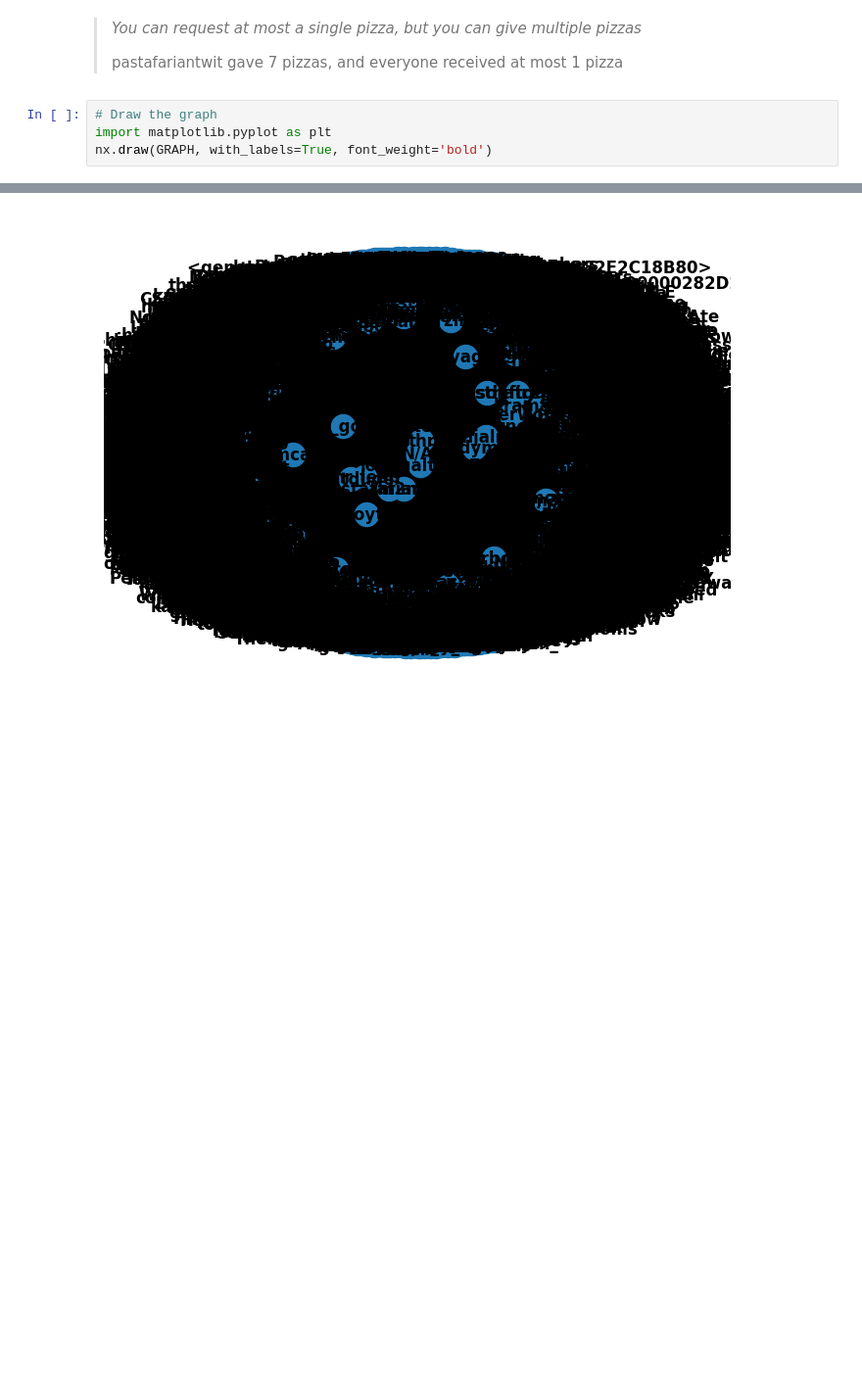
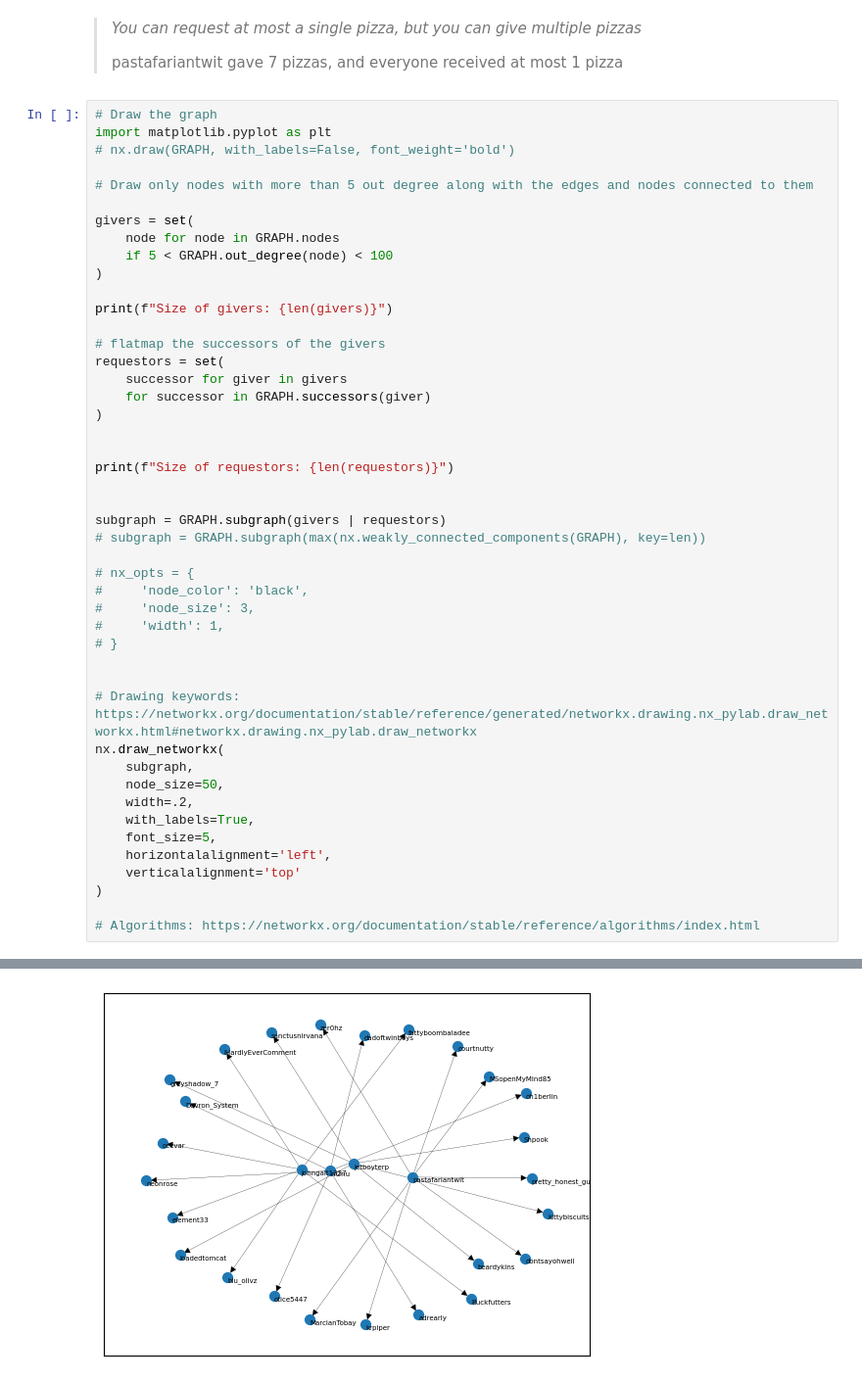
Before and after one commit to BambusControl/rug-sna-pizza-giving, a Jupyter notebook: pizza_giving.ipynb, the cells around one changed output, grey strips where cells are left out. Shown at 98% size. Drawn from its saved outputs; the diff is of its cells as text; blank space fills up the shorter version.

```diff
--- a/pizza_giving.ipynb
+++ b/pizza_giving.ipynb
@@ -159,5 +160,47 @@ dtype: int64
 # %%
 # Draw the graph
 import matplotlib.pyplot as plt
-nx.draw(GRAPH, with_labels=True, font_weight='bold')
+# nx.draw(GRAPH, with_labels=False, font_weight='bold')
+
+# Draw only nodes with more than 5 out degree along with the edges and nodes connected to them
+
+givers = set(
+    node for node in GRAPH.nodes
+    if 5 < GRAPH.out_degree(node) < 100
+)
+
+print(f"Size of givers: {len(givers)}")
+
+# flatmap the successors of the givers
+requestors = set(
+    successor for giver in givers
+    for successor in GRAPH.successors(giver)
+)
+
+
+print(f"Size of requestors: {len(requestors)}")
+
+
+subgraph = GRAPH.subgraph(givers | requestors)
+# subgraph = GRAPH.subgraph(max(nx.weakly_connected_components(GRAPH), key=len))
+
+# nx_opts = {
+#     'node_color': 'black',
+#     'node_size': 3,
+#     'width': 1,
+# }
+
+
+# Drawing keywords: https://networkx.org/documentation/stable/reference/generated/networkx.drawing.nx_pylab.draw_networkx.html#networkx.drawing.nx_pylab.draw_networkx
+nx.draw_networkx(
+    subgraph,
+    node_size=50,
+    width=.2,
+    with_labels=True,
+    font_size=5,
+    horizontalalignment='left',
+    verticalalignment='top'
+)
+
+# Algorithms: https://networkx.org/documentation/stable/reference/algorithms/index.html
 # %% [output]
@@ -164 +209 @@ nx.draw(GRAPH, with_labels=True, font_weight='bold')
-[figure, old version]
+[figure, new version]
```
Also changed, not shown: parts of 2 cells of this notebook.
